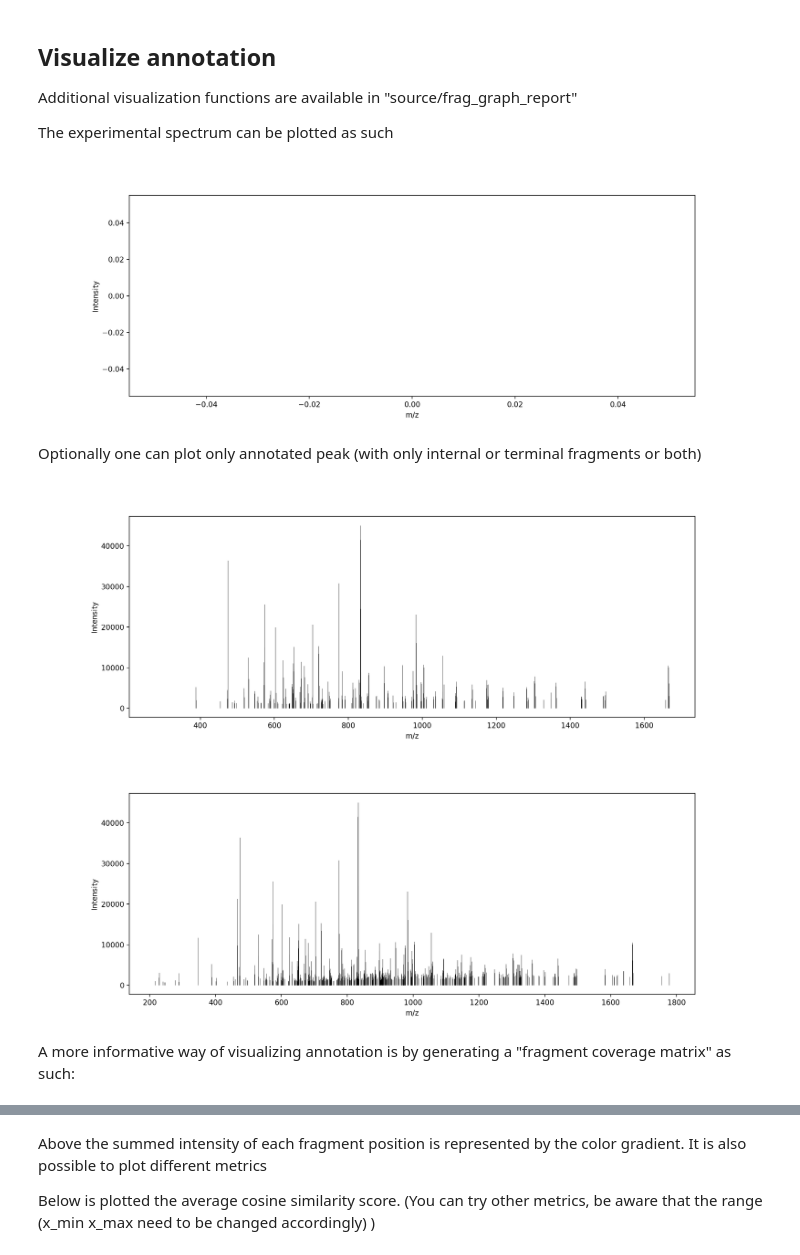
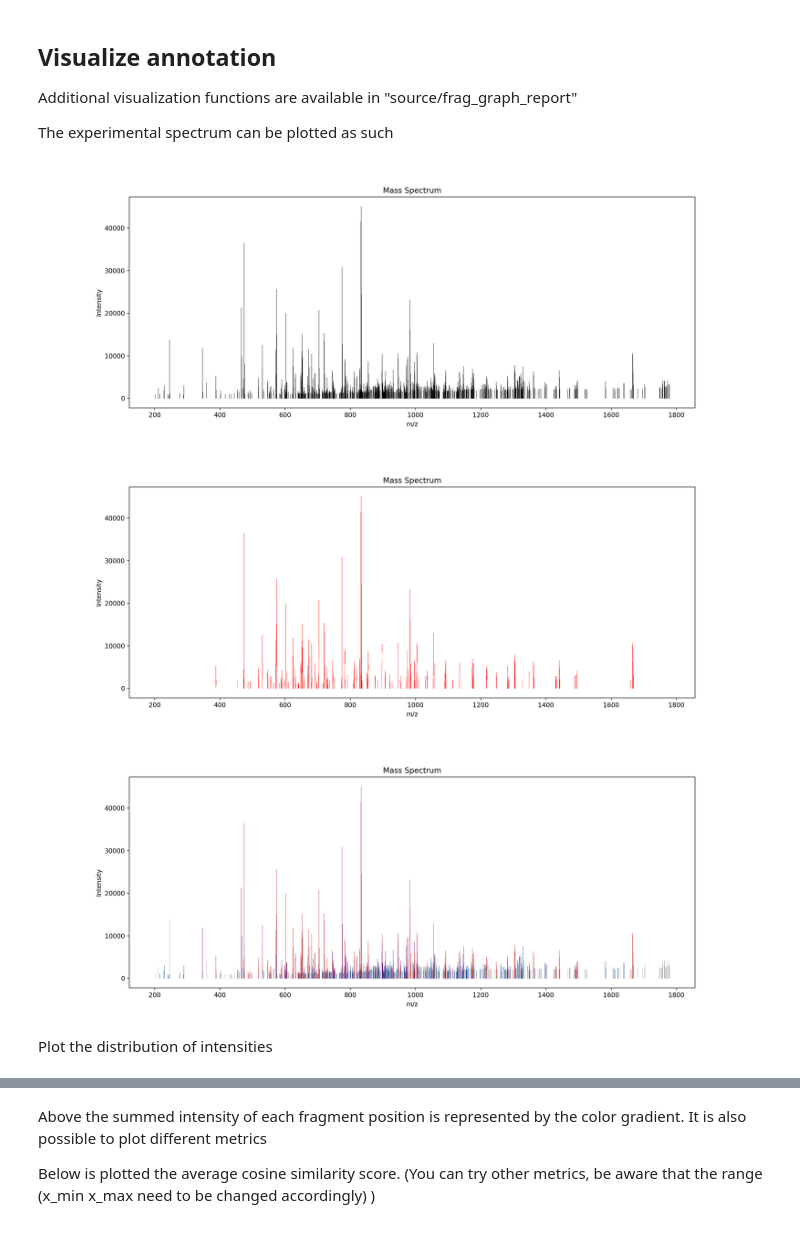
Before and after one commit to arthur-grimaud/fragmentation-graph, a Jupyter notebook: run_frag_graph_vignette.ipynb, the cells around one changed output, grey strips where cells are left out. Saved outputs shown, nothing was run; the diff lists cells and outputs as text; code cells hidden in the pictures.

```diff
--- a/run_frag_graph_vignette.ipynb
+++ b/run_frag_graph_vignette.ipynb
@@ -95,22 +131,17 @@ The experimental spectrum can be plotted as such
 # %%
 from importlib import reload
 import source.frag_graph_report
 reload(source.frag_graph_report)
 from source.frag_graph_report import *
 
-plot_spectrum(FG)
+plot_mass_spectrum(FG, color_map={"terminal": "black", "internal": "black","unassigned": "black", "both": "black"})
+
+plot_mass_spectrum(FG, color_map={"terminal": "red", "internal": "white","unassigned": "white", "both": "white"})
+
+plot_mass_spectrum(FG,filename=os.path.join("jupyter_output", f"mass_spectrum_H3tail_ETD_all no sdi.svg"))
 # %% [output]
-[figure, old version]
+[figure, new version]
+[figure, added]
+[figure, added]
 # %% [markdown]
-Optionally one can plot only annotated peak (with only internal or terminal fragments or both)
+Plot the distribution of intensities
-# %%
-
-plot_spectrum(FG, category=["terminal"])
-# %% [output]
-[figure, removed]
-# %%
-plot_spectrum(FG, category=["terminal","internal","both"])
-# %% [output]
-[figure, removed]
-# %% [markdown]
-A more informative way of visualizing annotation is by generating a "fragment coverage matrix" as such:
```
Also changed, not shown: parts of 15 cells of this notebook, 2 other files.
